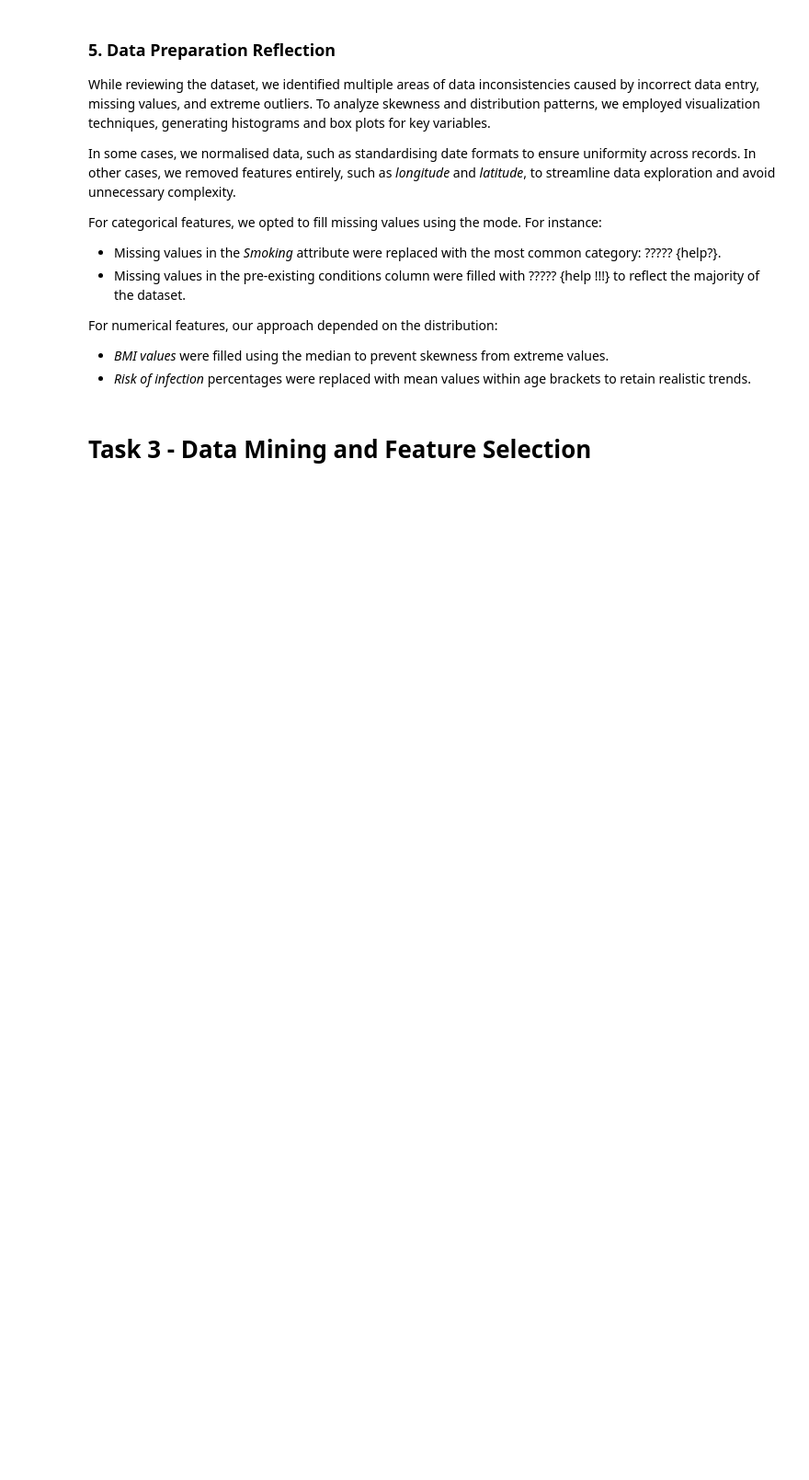
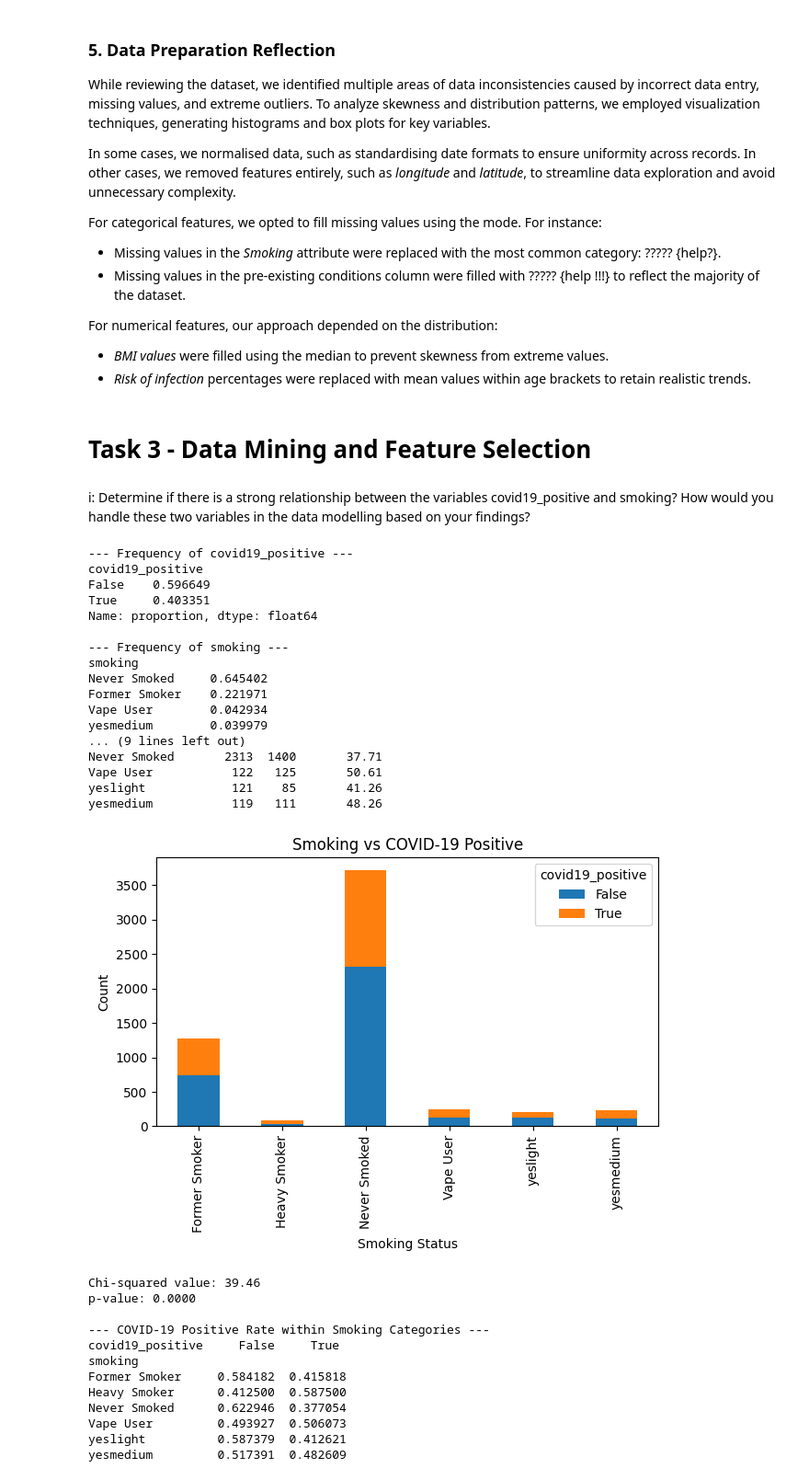
Before and after one commit to mitchbrunke/assignment1, a Jupyter notebook: main.ipynb, the cells around one changed output. Shown at 92% size. Drawn from its saved outputs; the diff is of its cells as text; code cells hidden in the pictures; blank space fills up the shorter version.

```diff
--- a/main.ipynb
+++ b/main.ipynb
@@ -23,8 +25,7 @@ warnings.filterwarnings("ignore")
 ## Load and Display Initial Data
 # %%
 # Load the dataset
-### TODO - prep this for Juypter
-df = pd.read_excel("~\\Documents\\www\\qut\\assignment1\\medical-dataset.xlsx")
+df = pd.read_csv("medical-dataset.csv")
 
 print("--- Initial Data Types ---")
-df.dtypes
+print(df.dtypes)
@@ -372,3 +651,73 @@ For numerical features, our approach depended on the distribution:
 - *Risk of infection* percentages were replaced with mean values within age brackets to retain realistic trends.
 # %% [markdown]
 # Task 3 - Data Mining and Feature Selection
+# %% [markdown]
+i: Determine if there is a strong relationship between the variables covid19_positive and smoking? How would you handle these two variables in the data modelling based on your findings?
+# %%
+from scipy.stats import chi2_contingency
+
+# 1. Frequency distribution of each variable
+print("--- Frequency of covid19_positive ---")
+print(df["covid19_positive"].value_counts(normalize=True))
+
+print("\n--- Frequency of smoking ---")
+print(df["smoking"].value_counts(normalize=True))
+
+# 2. Contingency table
+contingency = pd.crosstab(df["smoking"], df["covid19_positive"])
+contingency_display = contingency.copy()
+contingency_display["% Positive"] = (contingency_display[True] / contingency_display.sum(axis=1)) * 100
+contingency_display["% Positive"] = contingency_display["% Positive"].round(2)
+
+print("\n--- Contingency Table ---")
+print(contingency_display)
+
+# 3. Visualisation
+contingency.plot(kind="bar", stacked=True)
+plt.title("Smoking vs COVID-19 Positive")
+plt.ylabel("Count")
+plt.xlabel("Smoking Status")
+plt.tight_layout()
+plt.show()
+
+
+# 4. Chi-Squared Test
+chi2, p, dof, expected = chi2_contingency(contingency)
+print(f"\nChi-squared value: {chi2:.2f}")
+print(f"p-value: {p:.4f}")
+
+# 5. Percentage within each smoking group
+percent_table = contingency.div(contingency.sum(axis=1), axis=0)
+print("\n--- COVID-19 Positive Rate within Smoking Categories ---")
+print(percent_table)
+# %% [output]
+--- Frequency of covid19_positive ---
+covid19_positive
+False    0.596649
+True     0.403351
+Name: proportion, dtype: float64
+
+--- Frequency of smoking ---
+smoking
+Never Smoked     0.645402
+Former Smoker    0.221971
+Vape User        0.042934
+yesmedium        0.039979
+... (9 lines left out)
+Never Smoked       2313  1400       37.71
+Vape User           122   125       50.61
+yeslight            121    85       41.26
+yesmedium           119   111       48.26
+[figure, added]
+Chi-squared value: 39.46
+p-value: 0.0000
+
+--- COVID-19 Positive Rate within Smoking Categories ---
+covid19_positive     False     True
+smoking
+Former Smoker     0.584182  0.415818
+Heavy Smoker      0.412500  0.587500
+Never Smoked      0.622946  0.377054
+Vape User         0.493927  0.506073
+yeslight          0.587379  0.412621
+yesmedium         0.517391  0.482609
```
Also changed, not shown: parts of 21 cells of this notebook, 1 other file.
